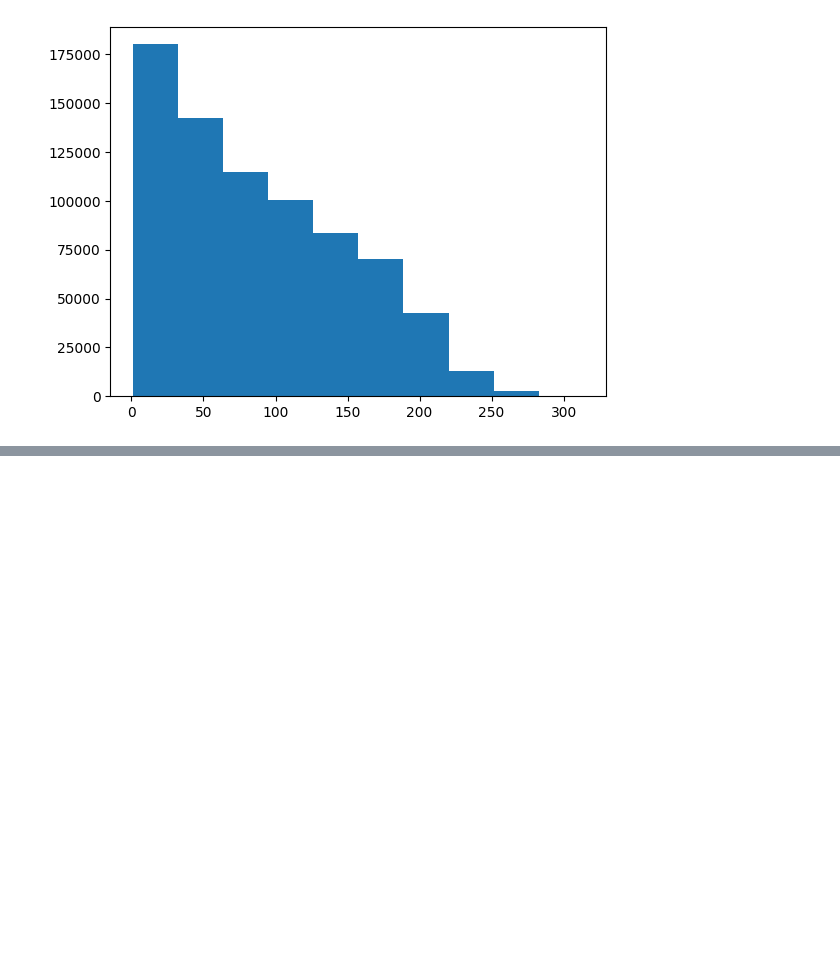
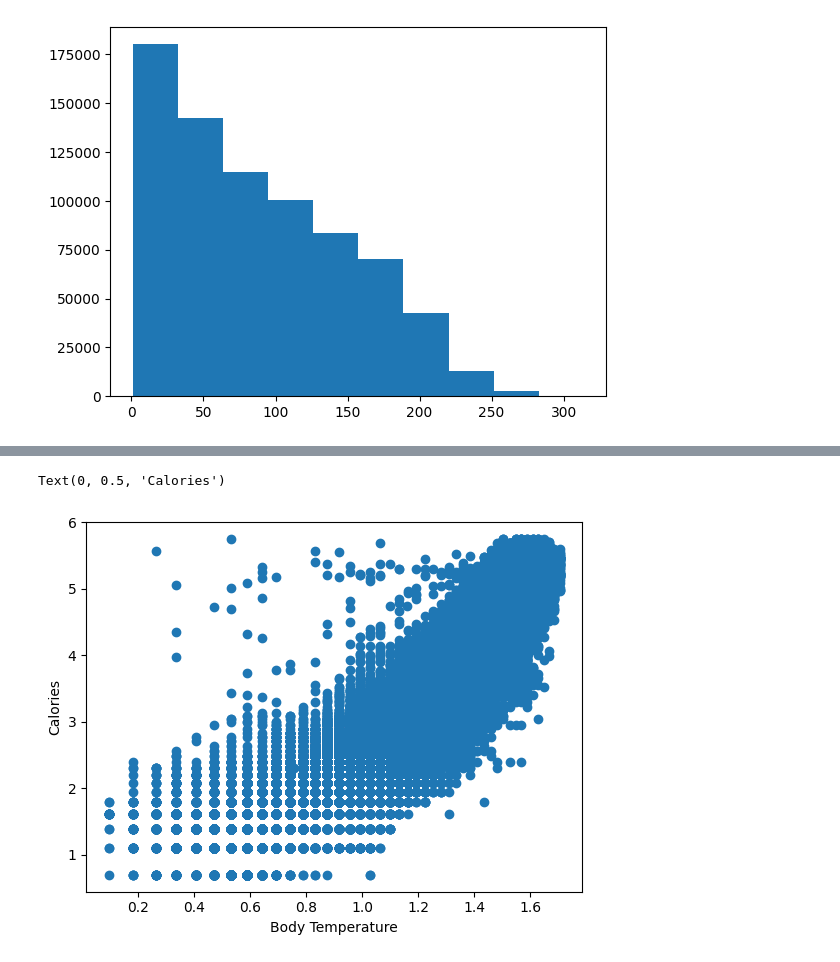
Before and after one commit to satyu2004/Kaggle-Playgrounds, a Jupyter notebook: playground-series-s5e5/EDA Basics.ipynb, the cells around one changed output, grey strips where cells are left out. Cells and saved outputs as stored; diff of their text form; code cells hidden in the pictures; blank space fills up the shorter version.

```diff
--- a/playground-series-s5e5/EDA Basics.ipynb
+++ b/playground-series-s5e5/EDA Basics.ipynb
@@ -233,0 +252,7 @@ plt.hist(((train['Calories'])))
+# %%
+plt.scatter(np.log1p(train['Body_Temp']-37), np.log1p(train['Calories']))
+plt.xlabel('Body Temperature')
+plt.ylabel('Calories')
+# %% [output]
+Text(0, 0.5, 'Calories')
+[figure, added]
```
Also changed, not shown: parts of 5 cells of this notebook, 17 other files.
